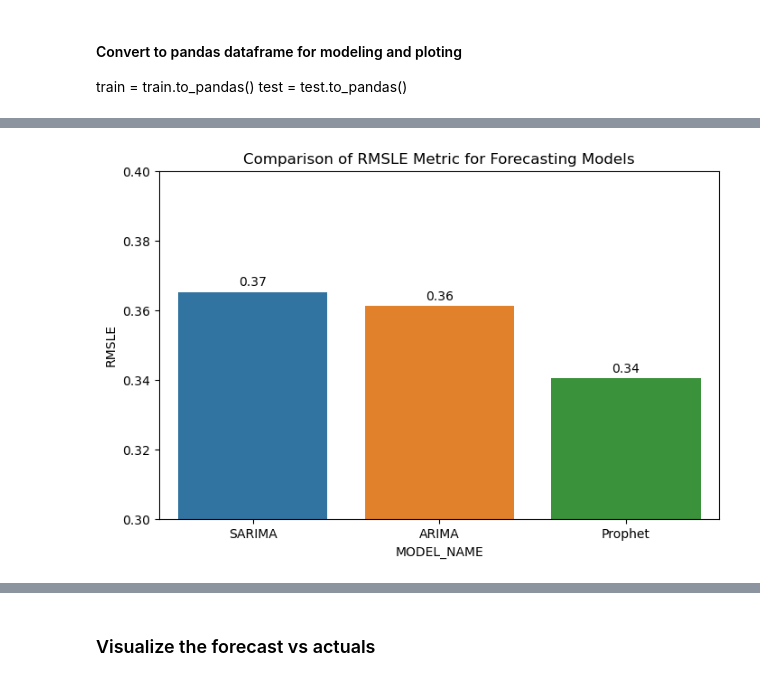
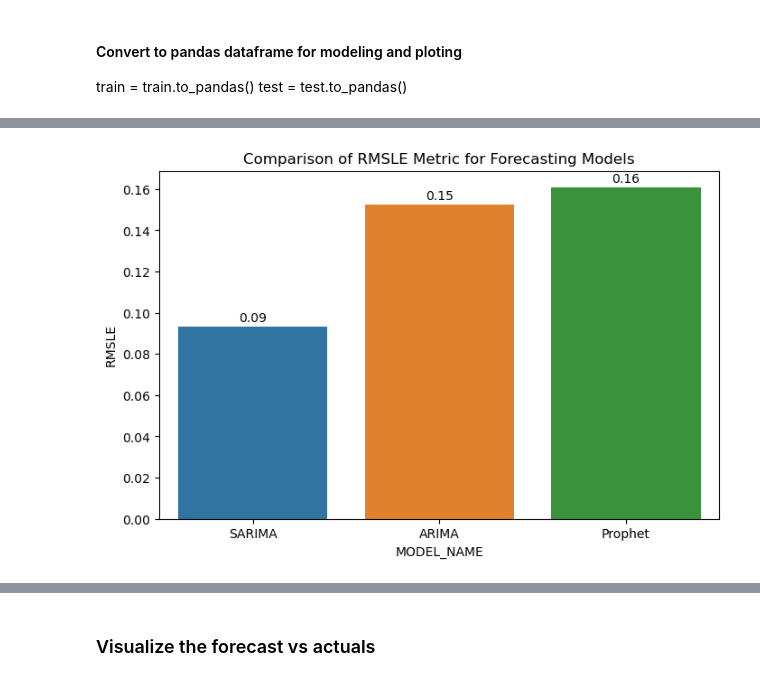
Before and after one commit to MumoMutiso/regression_collaboration, a Jupyter notebook: Time Series Regression Analysis.ipynb, the cells around one changed output, grey strips where cells are left out. Cells and saved outputs as stored; diff of their text form; code cells hidden in the pictures.

Commit message:
Improved models by reducing test data or forecast horizon from the whole 2017 to last 30 days

```diff
--- a/Time Series Regression Analysis.ipynb
+++ b/Time Series Regression Analysis.ipynb
@@ -1482,9 +1503,11 @@ shape: (2, 3)
 # %% [markdown]
 ### Train and test
 # %%
+horizon = pl.date(2017,7,15)
+
 # Filter data for modeling
-train = diff_df.filter(pl.col('date') < pl.date(2017,1,1))
+train = diff_df.filter(pl.col('date') < horizon)
 
-test = diff_df.filter(pl.col('date') >= pl.date(2017,1,1))
+test = diff_df.filter(pl.col('date') >= horizon)
 # %% [markdown]
 #### Define parameters for stat models
@@ -1497,8 +1545,10 @@ sarima_seasonal_order = (1, 1, 1, 7)
 arima_order = (1, 1, 1)
 
 # Define the Prophet model parameters
-# Prophet()
-# pass holidays df to prophet
+prophet_params = {
+    'changepoint_prior_scale': 0.1,
+    'seasonality_prior_scale': 10,
+}
 # %% [markdown]
 #### Convert to pandas dataframe for modeling and ploting
 
@@ -1549,7 +1599,7 @@ for model_name in models:
     else:  # Prophet
         prophet_train = train.reset_index().rename(columns={'date': 'ds', 'sales': 'y'})
         prophet_test = test.reset_index().rename(columns={'date': 'ds', 'sales': 'y'})
-        prophet_model = Prophet()
+        prophet_model = Prophet(**prophet_params, holidays=holidays_df)
         model_fit = prophet_model.fit(prophet_train)
         prophet_forecast_data = model_fit.predict(prophet_test)
         forecast = prophet_forecast_data['yhat'].values
@@ -1596,20 +1646,20 @@ Evaluation Results:
 # %%
 plt.figure(figsize=(8, 5))
 
 sns.barplot(x='MODEL_NAME', y='RMSLE', data=eval_results, hue='MODEL_NAME')
 
 plt.title('Comparison of RMSLE Metric for Forecasting Models')
 
 # Adding annotations
 for index, value in enumerate(eval_results['RMSLE']):
     plt.text(index, value + 0.001, (f'{value:.2f}'), ha='center', va='bottom')
 
 plt.ylabel('RMSLE')
 plt.xlabel('MODEL_NAME')
-plt.ylim(0.3, 0.4)  # Comparism for obvious
+# plt.ylim(0.3, 0.4)  # Comparism for obvious
 plt.show()
 # %% [output]
-[figure, old version]
+[figure, new version]
 # %% [markdown]
 #### Key Insights
 
```
Also changed, not shown: parts of 29 cells of this notebook.
